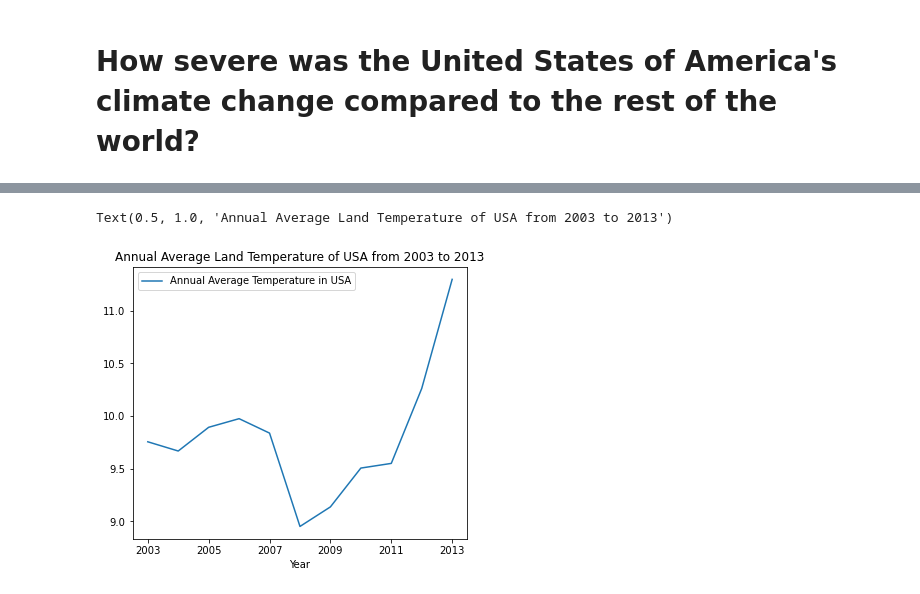
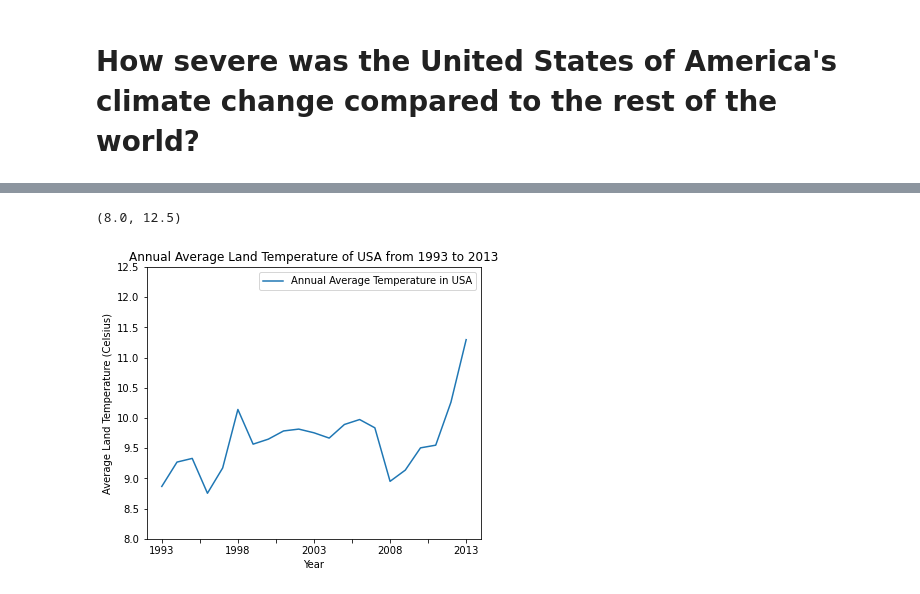
Before and after one commit to ECO225W2022/create-your-project-repository-YujiaChai, a Jupyter notebook: ECO 225 - Assignment 1.ipynb, the cells around one changed output, grey strips where cells are left out. Saved outputs shown, nothing was run; the diff lists cells and outputs as text; code cells hidden in the pictures.

```diff
--- a/ECO 225 - Assignment 1.ipynb
+++ b/ECO 225 - Assignment 1.ipynb
@@ -41,9 +49,9 @@ The first independent variable I choose is the time zone, which is measured in y
 # %%
-us_t = country_temperature.groupby("Country").get_group("United States")
+us_t = country_t.groupby("Country").get_group("United States")
 usa_t = pd.DataFrame({"Year" : [x[:4] for x in us_t["dt"]], "Monthly Average Land Temperature" : us_t["AverageTemperature"]})
 
 # Describe the summary statistics of the independent variable year and dependent variable Average Land Temperature
-usa_t[usa_t["Year"]>"2002"].groupby("Year").describe()
+usa_t[usa_t["Year"]>"1992"].groupby("Year").describe()
 # %% [output]
 |  | Monthly Average Land Temperature |  |  |  |  |  |  |  |
 |  | count | mean | std | min | 25% | 50% | 75% | max |
@@ -74,17 +109,20 @@ Text(0.5, 1.0, 'Monthly Average Land Temperature of USA from 2003 to 2013')
 # %%
 # graph 2
 # A complement to graph 1
 # X : year
 # Y : Average temperature (Celsius)
-us_annual_avgtemp = usa_t[usa_t["Year"]>"2002"].groupby("Year")["Monthly Average Land Temperature"]
+us_annual_avgtemp = usa_t[usa_t["Year"]>"1992"].groupby("Year")["Monthly Average Land Temperature"]
 
 # calculate the annual average temperature from the monthly average temperature
 annual_avg = pd.DataFrame()
 annual_avg["Annual Average Temperature in USA"] = us_annual_avgtemp.mean()
 us_annual_temp_air = pd.merge(annual_avg.reset_index(), us_poll_1, on="Year", how="left").set_index("Year")
 
 at_line = us_annual_temp_air.reset_index().plot(x="Year", y="Annual Average Temperature in USA", figsize=(6, 5))
-at_line.set_title("Annual Average Land Temperature of USA from 2003 to 2013")
+at_line.set_title("Annual Average Land Temperature of USA from 1993 to 2013")
+at_line.set_ylabel("Average Land Temperature (Celsius)")
+
+at_line.set_ylim(8, 12.5)
 # %% [output]
-Text(0.5, 1.0, 'Annual Average Land Temperature of USA from 2003 to 2013')
+(8.0, 12.5)
-[figure, old version]
+[figure, new version]
```
Also changed, not shown: parts of 14 cells of this notebook.
